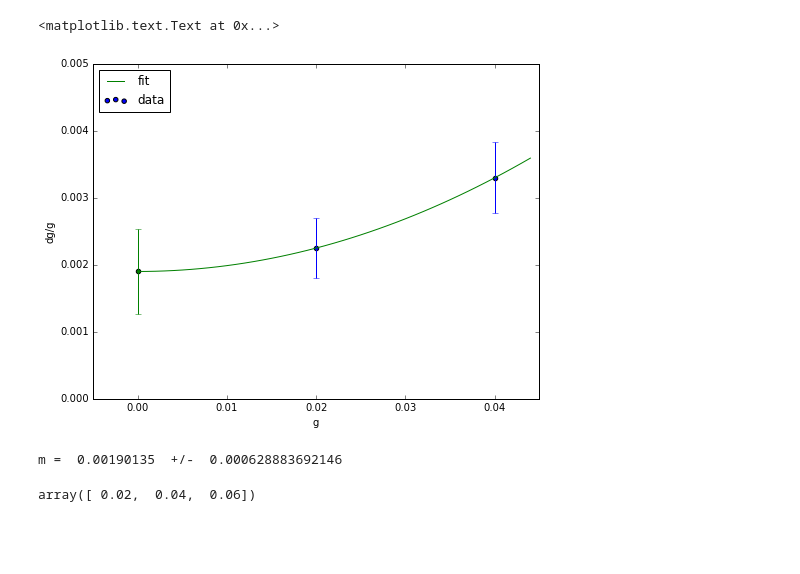
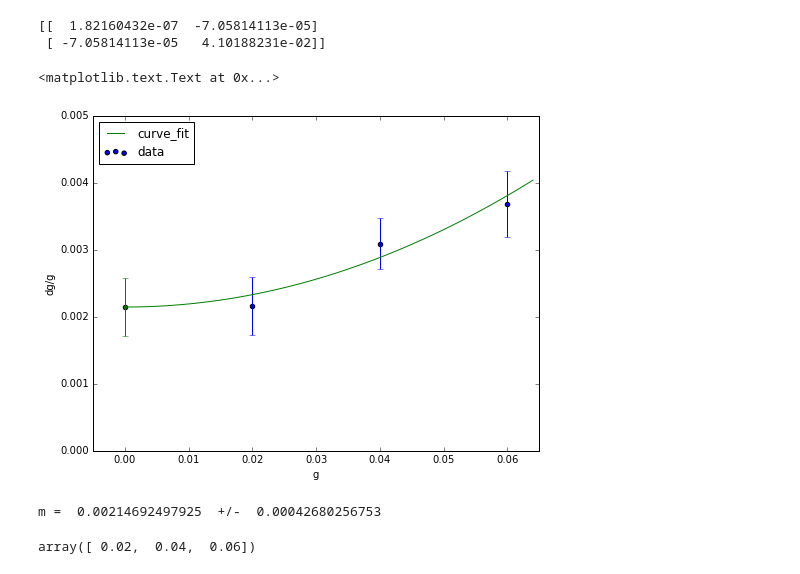
Before and after one commit to ckrawiec/workspace, a Jupyter notebook: BFD_M.ipynb, the cells around one changed output. Cells and saved outputs as stored; diff of their text form; code cells hidden in the pictures; blank space fills up the shorter version.

```diff
--- a/BFD_M.ipynb
+++ b/BFD_M.ipynb
@@ -14,6 +10,8 @@ ddg = np.array([9.0578e-6,2.1079e-5]) #uncertainty on dg
 def f(p,x):
     #dg/g = m + a*g^2
     return p[0] + p[1]*x**2.
+def func(x,pm,pa):
+    return pm + pa*x**2.
 # %%
 def diff(params):
     return dg/g - f(params,g)
@@ -27,31 +25,42 @@ def dm(g,ddg):
     a = sum(g**4.)/(len(g)*sum(g**4.)-(sum(g**2.)**2.))
     b = np.sqrt( sum(((1/g-g*sum(g**2.)/sum(g**4.)) * ddg)**2.) )
     return a*b
+# %%
+g = np.array([0.02,0.04,0.06]) #shear inputs
+dg = np.array([0.0000433137791,0.000123812,0.0002211333333]) #g_measured - g_true
+ddg = np.array([8.62609128532e-6,1.52537985446e-5,2.92091886528e-05]) #uncertainty on dg
+N = np.array([1720,550,150])
 # %%
 lp = leastsq(diff,[1.0,1.0])
+popt, pcov = curve_fit(func, g, dg/g, sigma=ddg/g, absolute_sigma=True)
+print pcov
+# %% [output]
+[[  1.82160432e-07  -7.05814113e-05]
+ [ -7.05814113e-05   4.10188231e-02]]
 # %%
-x = np.arange(0.,0.045,0.001)
+x = np.arange(0.,0.065,0.001)
 fitptx = np.array([0])
-fitpty = np.array([m(g,dg)])
-fiterror = np.array([dm(g,ddg)])
+fitpty = np.array(popt[0])
+fiterror = np.array(np.sqrt(pcov[0][0]))
 
 plt.scatter(g,dg/g,label='data')
 plt.errorbar(g,dg/g,ddg/g, linestyle='None')
-plt.plot(x,f(lp[0],x),label='fit',c='g')
-plt.scatter([0],[m(g,dg)],c='g')
+plt.plot(x,func(x,popt[0],popt[1]),c='g',label='curve_fit')
+#plt.plot(x,func(x,lp[0][0],lp[0][1]),c='r',label='leastsq')
+plt.scatter([0],popt[0],c='g')
 plt.errorbar(fitptx,fitpty,fiterror,c='g')
-plt.xlim(-0.005,0.045)
+plt.xlim(-0.005,0.065)
 plt.ylim(0.,0.005)
 plt.legend(loc='upper left')
 plt.xlabel('g')
 plt.ylabel('dg/g')
 # %% [output]
 <matplotlib.text.Text at 0x...>
-[figure, old version]
+[figure, new version]
 # %%
-print 'm = ',m(g,dg), ' +/- ', dm(g,ddg)
+print 'm = ',popt[0], ' +/- ', np.sqrt(pcov[0][0])#,dm(g,ddg)
 # %% [output]
-m =  0.00190135  +/-  0.000628883692146
+m =  0.00214692497925  +/-  0.00042680256753
 # %%
 def grange(gmax,n):
     return np.array([i*gmax/n for i in range(1,n+1)])
```
Also changed, not shown: parts of 2 cells of this notebook, 1 other file.
